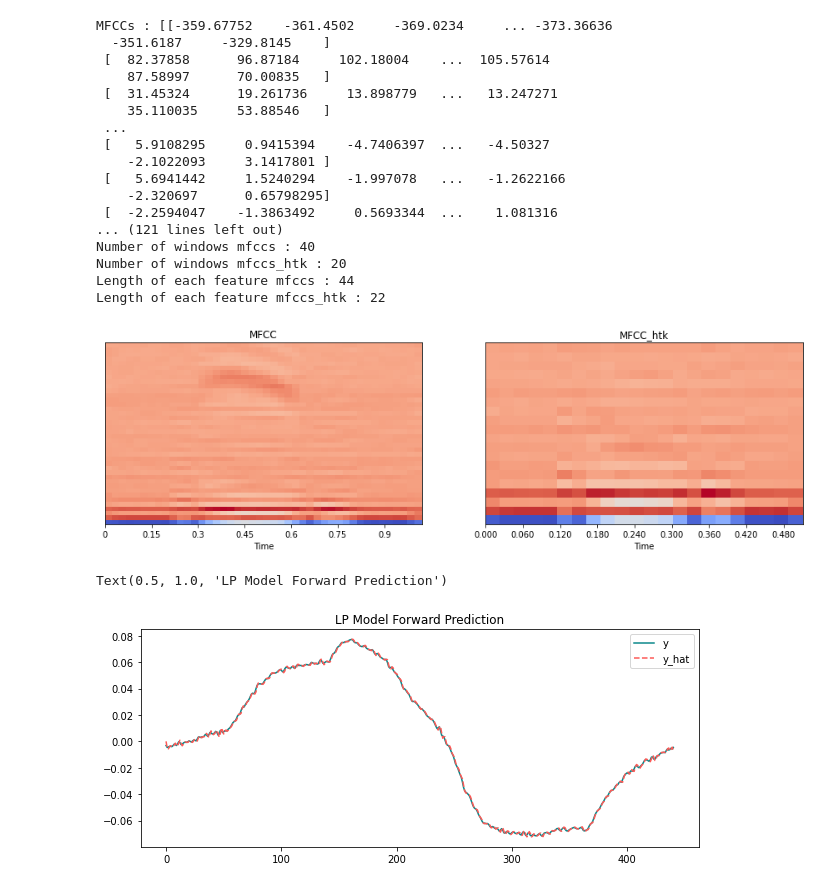
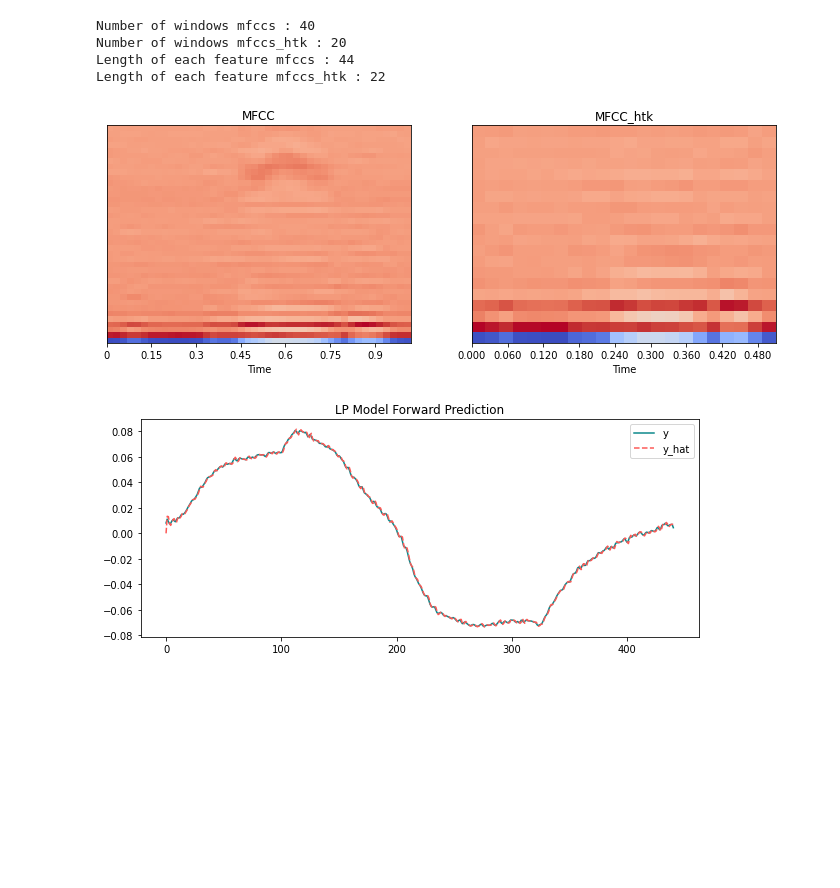
Before and after one commit to ZahraEk/Speech, a Jupyter notebook: EX2_Speech.ipynb, the cells around one changed output. Drawn from its saved outputs; the diff is of its cells as text; code cells hidden in the pictures; blank space fills up the shorter version.

```diff
--- a/EX2_Speech.ipynb
+++ b/EX2_Speech.ipynb
@@ -9,71 +9,50 @@ import numpy as np
 import matplotlib.style as ms
 import matplotlib.pyplot as plt
 ms.use('seaborn-muted')
-
 #extract mfccs
-audio_path = "data/test/te_f_01_01.wav"
+audio_path = "data/test/te_f_01_02.wav"
 x, sr = librosa.load(audio_path)
 mfccs = librosa.feature.mfcc(y=x, sr=sr, n_mfcc=40)
 mfccs_htk = librosa.feature.mfcc(y=x, sr=sr, hop_length=1024, htk=True)
-
-
 #print & display
-print("MFCCs :", mfccs)
-print("MFCCs htk :", mfccs_htk)
-
+#print("MFCCs :", mfccs)
+#print("MFCCs htk :", mfccs_htk)
 print("Number of windows mfccs :",mfccs.shape[0])
 print("Number of windows mfccs_htk :",mfccs_htk.shape[0])
-
 print("Length of each feature mfccs :",mfccs.shape[1])
 print("Length of each feature mfccs_htk :", mfccs_htk.shape[1])
-
-fig, ax = plt.subplots(ncols=2, figsize=(15,4))
+fig, ax = plt.subplots(ncols=2, figsize=(12,4))
 librosa.display.specshow(mfccs, x_axis="time", ax=ax[0])
 librosa.display.specshow(mfccs_htk, x_axis="time", ax=ax[1])
 ax[0].set_title("MFCC")
 ax[1].set_title("MFCC_htk")
 plt.show()
-
 #Save MFCCs figure & text
-with open('MFCCs_text/mfccs.txt', 'w') as f:
+with open('MFCCs_text/test/mfccs_te_f_01_02.wav.txt', 'w') as f:
     f.write("MFCCS : \n")
     f.write(str(mfccs))
     f.write("\n MFCCS_htk : \n")
     f.write(str(mfccs_htk))
     f.write("\n Number of windows mfccs :")
     f.write(str(mfccs.shape[0]))
     f.write("\n Number of windows mfccs_htk :")
     f.write(str(mfccs_htk.shape[0]))
     f.write("\n Length of each feature mfccs :")
     f.write(str(mfccs.shape[1]))
     f.write("\n Length of each feature mfccs_htk :")
     f.write(str(mfccs_htk.shape[1]))
-
-fig.savefig('MFCCs/mfccs_.png')
+fig.savefig('MFCCs/test/mfccs_te_f_01_02.wav.png')
 # %% [output]
-MFCCs : [[-359.67752    -361.4502     -369.0234     ... -373.36636
-  -351.6187     -329.8145    ]
- [  82.37858      96.87184     102.18004    ...  105.57614
-    87.58997      70.00835   ]
- [  31.45324      19.261736     13.898779   ...   13.247271
-    35.110035     53.88546   ]
- ...
- [   5.9108295     0.9415394    -4.7406397  ...   -4.50327
-    -2.1022093     3.1417801 ]
- [   5.6941442     1.5240294    -1.997078   ...   -1.2622166
-    -2.320697      0.65798295]
- [  -2.2594047    -1.3863492     0.5693344  ...    1.081316
-... (121 lines left out)
 Number of windows mfccs : 40
 Number of windows mfccs_htk : 20
 Length of each feature mfccs : 44
 Length of each feature mfccs_htk : 22
-[figure, old version]
+[figure, new version]
 # %%
 import matplotlib.pyplot as plt
 import scipy
 
-audio_path = "data/train/tr_f_01_02.wav"
+audio_path = "data/test/te_f_01_02.wav"
 
 #calcute lpc
 y, sr = librosa.load(audio_path, duration=0.020)
@@ -89,7 +68,6 @@ ax.legend(['y', 'y_hat'])
 ax.set_title('LP Model Forward Prediction')
 
 #save figure
-fig.savefig('LPC/lpc_.png')
+fig.savefig('LPC/test/lpc_te_f_01_02.wav.png')
 # %% [output]
-Text(0.5, 1.0, 'LP Model Forward Prediction')
-[figure, old version]
+[figure, new version]
```
